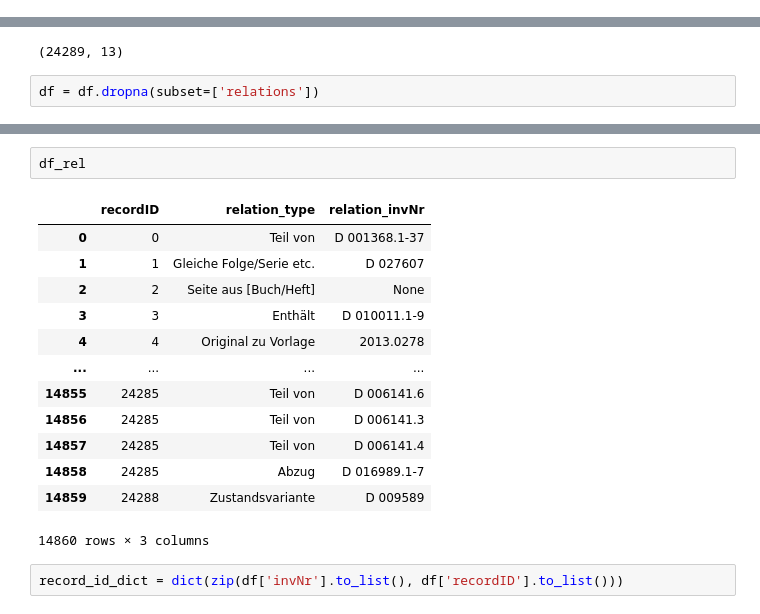
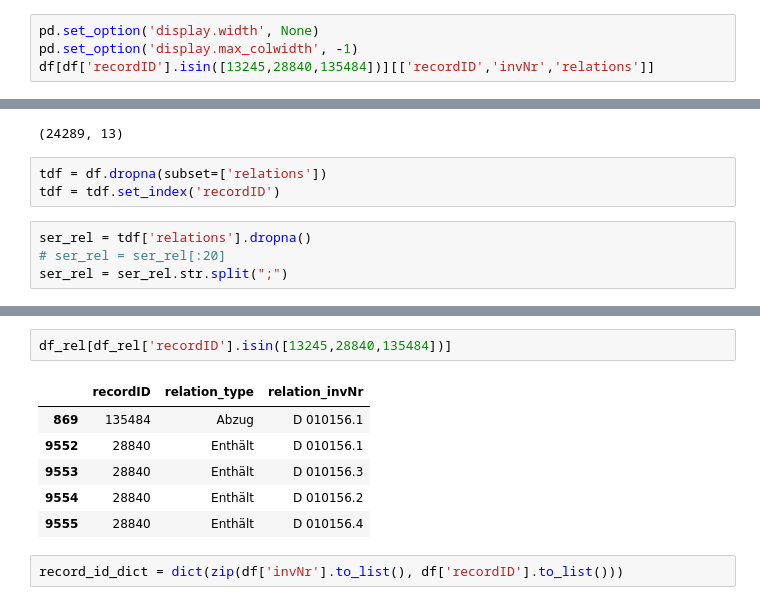
Before and after one commit to eth-library-lab/open-image-search, a Jupyter notebook: search-model/notebooks/process_relations_xlsx.ipynb, the cells around one changed output, grey strips where cells are left out. Drawn from its saved outputs; the diff is of its cells as text.

```diff
--- a/search-model/notebooks/process_relations_xlsx.ipynb
+++ b/search-model/notebooks/process_relations_xlsx.ipynb
@@ -54,3 +36,7 @@ df.head()
 | 2 | 59785 | https://e-gs.ethz.ch/eMP/eMuseumP... | B 001012 | Ammann, Hans Conrad (1634 - 1707)... | Entstehung: 1645 | Reissbüchlein | Buch | Feder, handkoloriert, Papier vergé | Graphische Sammlung ETH Zürich (C... | ... |
 | 3 | 8041 | https://e-gs.ethz.ch/eMP/eMuseumP... | D 010011.3 | Carracci, Agostino (1557 - 1602);... | Enstehung des Druckträgers: 1590 | Plünderungszug bringt die Waffen ... | Druckgraphik | Kupferstich | Graphische Sammlung ETH Zürich (C... | ... |
 | 4 | 101503 | https://e-gs.ethz.ch/eMP/eMuseumP... | 2013.0279 | Ramberg, Johann Heinrich (1763 - ... | Enstehung des Druckträgers: 1825 | Ohne Titel [Paar vor Herberge] | Handzeichnung | Aquarell, dubliert, Feder | Graphische Sammlung ETH Zürich (C... | ... |
+# %%
+pd.set_option('display.width', None)
+pd.set_option('display.max_colwidth', -1)
+df[df['recordID'].isin([13245,28840,135484])][['recordID','invNr','relations']]
@@ -60,4 +51,9 @@ orig_shape
 # %% [output]
 (24289, 13)
 # %%
-df = df.dropna(subset=['relations'])
+tdf = df.dropna(subset=['relations'])
+tdf = tdf.set_index('recordID')
+# %%
+ser_rel = tdf['relations'].dropna()
+# ser_rel = ser_rel[:20]
+ser_rel = ser_rel.str.split(";")
@@ -80,19 +110,12 @@ df_rel['relation_invNr'] = df_rel['relation_invNr'].str.strip()
 # %%
-df_rel
+df_rel[df_rel['recordID'].isin([13245,28840,135484])]
 # %% [output]
 |  | recordID | relation_type | relation_invNr |
-| 0 | 0 | Teil von | D 001368.1-37 |
-| 1 | 1 | Gleiche Folge/Serie etc. | D 027607 |
-| 2 | 2 | Seite aus [Buch/Heft] | None |
-| 3 | 3 | Enthält | D 010011.1-9 |
-| 4 | 4 | Original zu Vorlage | 2013.0278 |
-| ... | ... | ... | ... |
-| 14855 | 24285 | Teil von | D 006141.6 |
-| 14856 | 24285 | Teil von | D 006141.3 |
-| 14857 | 24285 | Teil von | D 006141.4 |
-| 14858 | 24285 | Abzug | D 016989.1-7 |
-| 14859 | 24288 | Zustandsvariante | D 009589 |
+| 869 | 135484 | Abzug | D 010156.1 |
+| 9552 | 28840 | Enthält | D 010156.1 |
+| 9553 | 28840 | Enthält | D 010156.3 |
+| 9554 | 28840 | Enthält | D 010156.2 |
+| 9555 | 28840 | Enthält | D 010156.4 |
-14860 rows × 3 columns
 # %%
 record_id_dict = dict(zip(df['invNr'].to_list(), df['recordID'].to_list()))
 # %%
```
Also changed, not shown: parts of 14 cells of this notebook, 7 other files.
